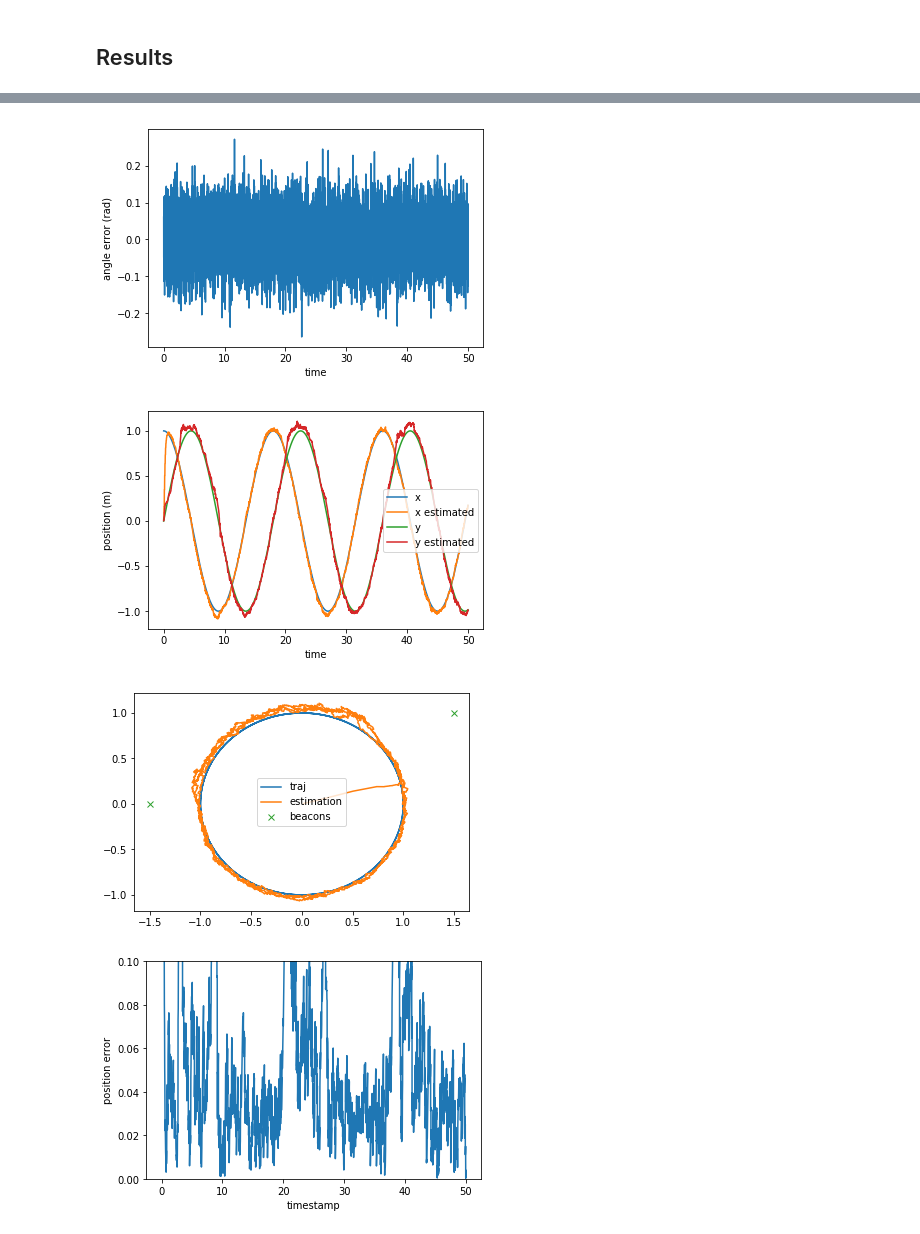
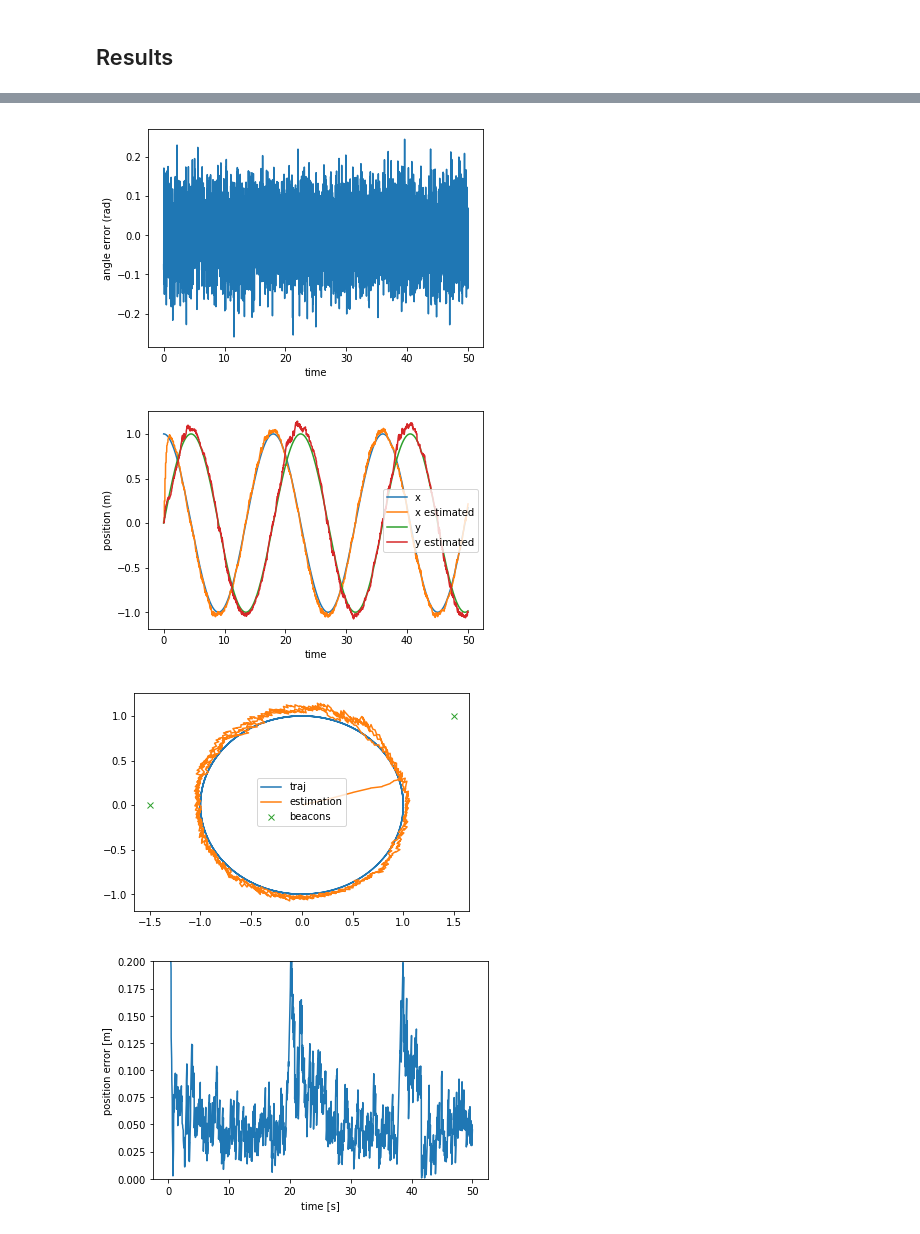
Before and after one commit to cvra/robot-software, a Jupyter notebook: doc/report/models/Simple model.ipynb, the cells around one changed output, grey strips where cells are left out. Cells and saved outputs as stored; diff of their text form; code cells hidden in the pictures.

```diff
--- a/doc/report/models/Simple model.ipynb
+++ b/doc/report/models/Simple model.ipynb
@@ -154,7 +154,7 @@ for i, p in zip(range(10000), trajectories.generate_circular_traj(1, np.deg2rad(
     angle_measured.append(z)
 
     # Beacon update
-    if i % 10 == 0:
+    if i % 20 == 0:
         for bx, by in BEACON_POS:
             distance = np.sqrt((p.pos[0]-bx)**2+(p.pos[1]-by)**2)
             z = distance + np.random.normal(0, 0.03)
@@ -196,11 +196,14 @@ plt.plot(x, y)
 plt.plot(xhat, yhat)
 plt.plot([x for x, y in BEACON_POS],[y for x, y in BEACON_POS], 'x')
 plt.legend(('traj', 'estimation', 'beacons'))
+plt.gcf().savefig('simple_model_trajectory.pdf')
+
 plt.show()
 
 plt.plot(ts, [np.sqrt((x-xh)**2+(y-yh)**2) for x,xh,y,yh in zip(x, xhat,y,yhat)])
-plt.ylim(0., 0.1)
-plt.xlabel('timestamp')
-plt.ylabel('position error')
+plt.ylim(0., 0.2)
+plt.xlabel('time [s]')
+plt.ylabel('position error [m]')
+plt.gcf().savefig('simple_model_error.pdf')
 plt.show()
 # %% [output]
@@ -208,4 +211,4 @@ plt.show()
-[figure, old version]
+[figure, new version]
-[figure, old version]
+[figure, new version]
-[figure, old version]
+[figure, new version]
-[figure, old version]
+[figure, new version]
```
Also changed, not shown: parts of 1 cell of this notebook, 5 other files.
